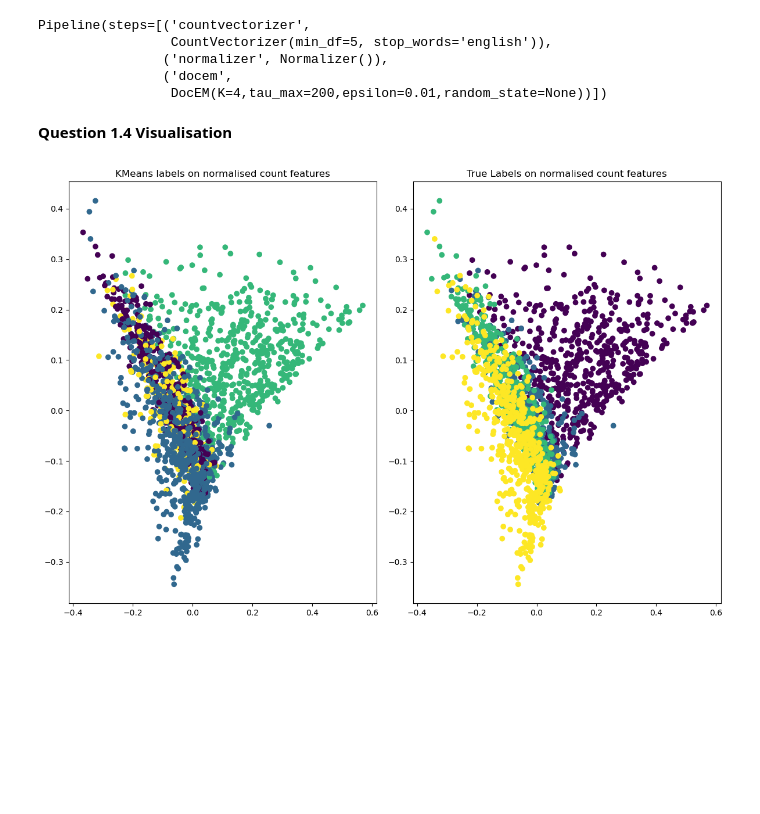
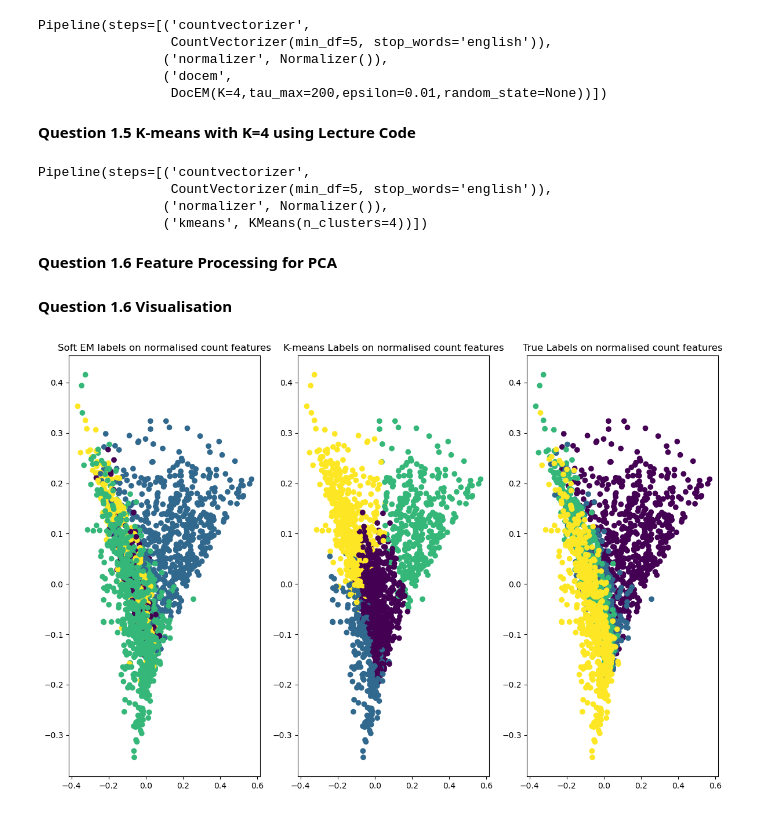
Before and after one commit to DarrenYee/Master-of-Artificial-Intelligence-Y2S1, a Jupyter notebook: FIT5201_N/FIT5201 Assignment 2/31237223_DARRENJERSHIEN_YEE_a2_sec1.ipynb, the cells around one changed output. Drawn from its saved outputs; the diff is of its cells as text; code cells hidden in the pictures; blank space fills up the shorter version.

```diff
--- a/FIT5201_N/FIT5201 Assignment 2/31237223_DARRENJERSHIEN_YEE_a2_sec1.ipynb
+++ b/FIT5201_N/FIT5201 Assignment 2/31237223_DARRENJERSHIEN_YEE_a2_sec1.ipynb
@@ -180,25 +171,65 @@ Pipeline(steps=[('countvectorizer',
                 ('normalizer', Normalizer()),
                 ('docem',
                  DocEM(K=4,tau_max=200,epsilon=0.01,random_state=None))])
+# %% [markdown]
+**Question 1.5 K-means with K=4 using Lecture Code**
+# %%
+from sklearn.cluster import KMeans
+from sklearn.pipeline import make_pipeline
+cv = CountVectorizer(lowercase=True,
+                     stop_words='english',
+                     min_df=5)
+l2_norm = Normalizer(norm='l2')
+
+km = KMeans(n_clusters=4)
+
+pipe = make_pipeline(cv, l2_norm, km)
+pipe.fit(articles)
+# %% [output]
+Pipeline(steps=[('countvectorizer',
+                 CountVectorizer(min_df=5, stop_words='english')),
+                ('normalizer', Normalizer()),
+                ('kmeans', KMeans(n_clusters=4))])
+# %% [markdown]
+**Question 1.6 Feature Processing for PCA**
+# %%
+from sklearn.preprocessing import Normalizer
+from sklearn.feature_extraction.text import CountVectorizer
+
+min_freq = 10
+feature_options = []
+for i in range(min_freq):
+    cv = CountVectorizer(lowercase=True,
+                     stop_words='english',
+                     min_df=i+1)
+    features = cv.fit_transform(raw_documents=articles)
+    feature_options += [features]
+
+features = feature_options[4] # going with min_freq = 5
+l2_norm = Normalizer(norm='l2')
+features_normalised = l2_norm.fit_transform(features.toarray())
 # %% [markdown]
-**Question 1.4 Visualisation**
+**Question 1.6 Visualisation**
 # %%
 ## perform pca
 from sklearn.decomposition import PCA
 from matplotlib import pyplot as plt
 ## perform pca
 pca = PCA(n_components=2)
 _2D_features = pca.fit_transform(features_normalised)
 
 ## plot the kmeans outcome
-_, axs = plt.subplots(1, 2, figsize=(12, 8), tight_layout=True)
+_, axs = plt.subplots(1, 3, figsize=(12, 8), tight_layout=True)
 axs[0].scatter(x=_2D_features[:,0],y=_2D_features[:,1], c=docem.predict(features))
-axs[0].set_title('KMeans labels on normalised count features')
-
+axs[0].set_title('Soft EM labels on normalised count features')
 
 ## plot the original data
-axs[1].scatter(x=_2D_features[:,0],y=_2D_features[:,1], c=docs.label.cat.codes)
-axs[1].set_title('True Labels on normalised count features')
+axs[1].scatter(x=_2D_features[:,0],y=_2D_features[:,1], c=km.labels_)
+axs[1].set_title('K-means Labels on normalised count features')
+
+## plot the original data
+axs[2].scatter(x=_2D_features[:,0],y=_2D_features[:,1], c=docs.label.cat.codes)
+axs[2].set_title('True Labels on normalised count features')
 plt.show()
 # %% [output]
-[figure, old version]
+[figure, new version]
```
Also changed, not shown: parts of 3 cells of this notebook, 2 other files.
